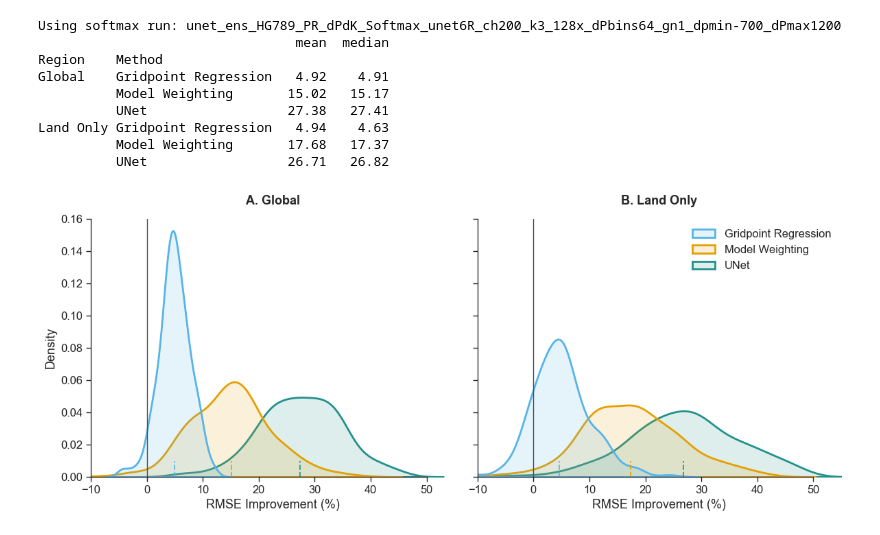
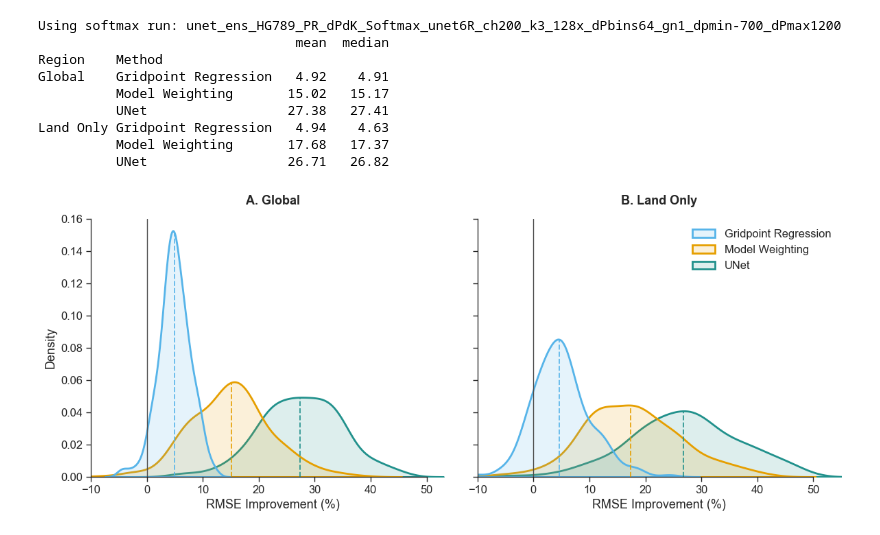
Before and after one commit to evanwellmeyer/precio_pr_dpdk, a Jupyter notebook: PDFs.ipynb, the cells around one changed output. Drawn from its saved outputs; the diff is of its cells as text; code cells hidden in the pictures.

Commit message:
fix median vline height using scipy KDE instead of ax.lines indexing

```diff
--- a/PDFs.ipynb
+++ b/PDFs.ipynb
@@ -5,6 +5,7 @@ from pathlib import Path
 import matplotlib.pyplot as plt
 import numpy as np
 import pandas as pd
+import scipy.stats as stats
 import seaborn as sns
 
 
@@ -103,7 +104,7 @@ extend_rows(
 extend_rows(
     rows,
     rmse_improvement(sm_baseline, softmax["rmse_softmax_mean"][sm_test_idx]),
-    f"UNet",
+    "UNet",
     "Global",
 )
 
@@ -128,7 +129,7 @@ extend_rows(
 extend_rows(
     rows,
     rmse_improvement(sm_baseline_land, softmax["rmse_softmax_mean_land"][sm_test_idx]),
-    f"UNet",
+    "UNet",
     "Land Only",
 )
 
@@ -137,7 +138,7 @@ method_order = ["Gridpoint Regression", "Model Weighting", "UNet"]
 palette = {
     "Model Weighting": "#E69F00",
     "Gridpoint Regression": "#56B4E9",
-    f"UNet": sns.color_palette("viridis", n_colors=1)[0],
+    "UNet": sns.color_palette("viridis", n_colors=1)[0],
 }
 
 summary = (
@@ -169,32 +170,37 @@ for ax, region, letter, show_legend in zip(axes, ["Global", "Land Only"], ["A",
         legend=show_legend,
         ax=ax,
     )
 
+    # Evaluate KDE at median using scipy — avoids relying on seaborn's ax.lines internals
     for method in method_order:
         values = subset.loc[subset["Method"] == method, "RMSE Improvement (%)"].values
-        ax.axvline(np.median(values), color=palette[method], linestyle="--", alpha=0.85, linewidth=1.4, ymax=0.06)
+        median_val = np.median(values)
+        kde = stats.gaussian_kde(values)
+        kde_at_median = float(kde(median_val))
+        ax.vlines(median_val, 0, kde_at_median,
+                  color=palette[method], linestyle="--", alpha=0.85, linewidth=1.4)
 
     ax.axvline(0, color=".3", linestyle="-", linewidth=1)
     ax.set_xlim(-10, 55)
     ax.set_ylim(0, 0.16)
     ax.set_title(f"{letter}. {region}", fontweight="bold", pad=15)
     ax.set_xlabel("RMSE Improvement (%)")
     ax.set_ylabel("Density" if region == "Global" else "")
 
     if show_legend:
         sns.move_legend(ax, "upper right", frameon=False, title=None)
 
 sns.despine(trim=True)
 plt.tight_layout()
 plt.show()
 # %% [output]
 Using softmax run: unet_ens_HG789_PR_dPdK_Softmax_unet6R_ch200_k3_128x_dPbins64_gn1_dpmin-700_dPmax1200
                                  mean  median
 Region    Method
 Global    Gridpoint Regression   4.92    4.91
           Model Weighting       15.02   15.17
           UNet                  27.38   27.41
 Land Only Gridpoint Regression   4.94    4.63
           Model Weighting       17.68   17.37
           UNet                  26.71   26.82
-[figure, old version]
+[figure, new version]
```
Also changed, not shown: 2 other files.
